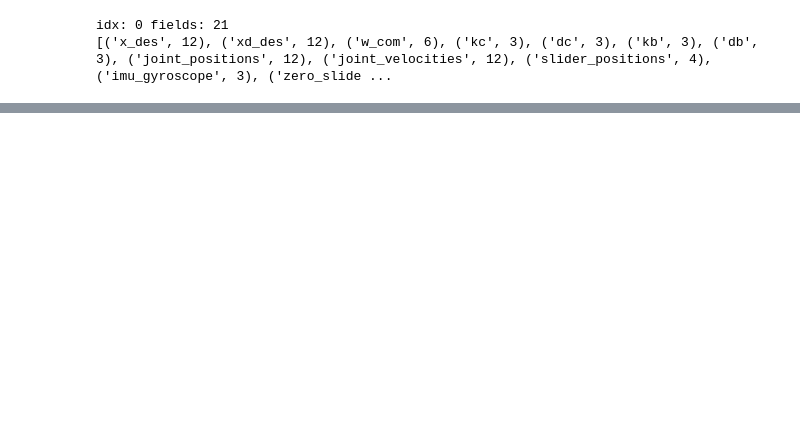
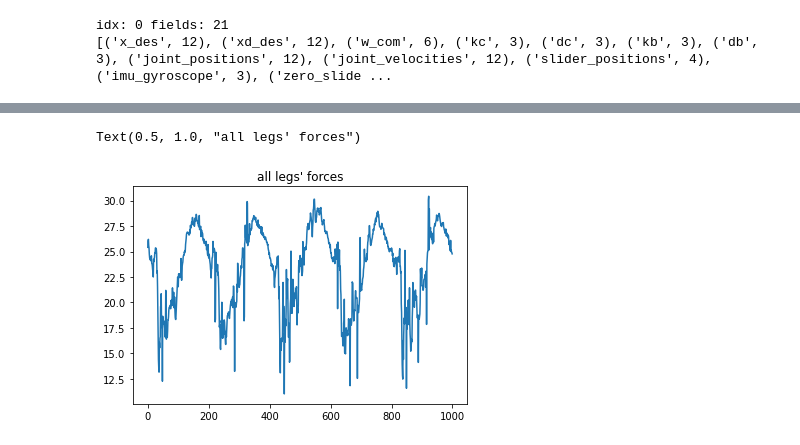
Before and after one commit to caoliheng/contact-detection, a Jupyter notebook: data analysis.ipynb, the cells around one changed output, grey strips where cells are left out. Cells and saved outputs as stored; diff of their text form; code cells hidden in the pictures; blank space fills up the shorter version.

```diff
--- a/data analysis.ipynb
+++ b/data analysis.ipynb
@@ -97 +133,8 @@ plt.title('all ground reaction force')
+# %%
+# plot the sum of all leg forces
+plt.plot(np.sum(calculated_f[1000:2000, :, 2], axis=1))
+plt.title("all legs' forces")
+# %% [output]
+Text(0.5, 1.0, "all legs' forces")
+[figure, added]
 # %%
```
Also changed, not shown: parts of 28 cells of this notebook, 4 other files.
